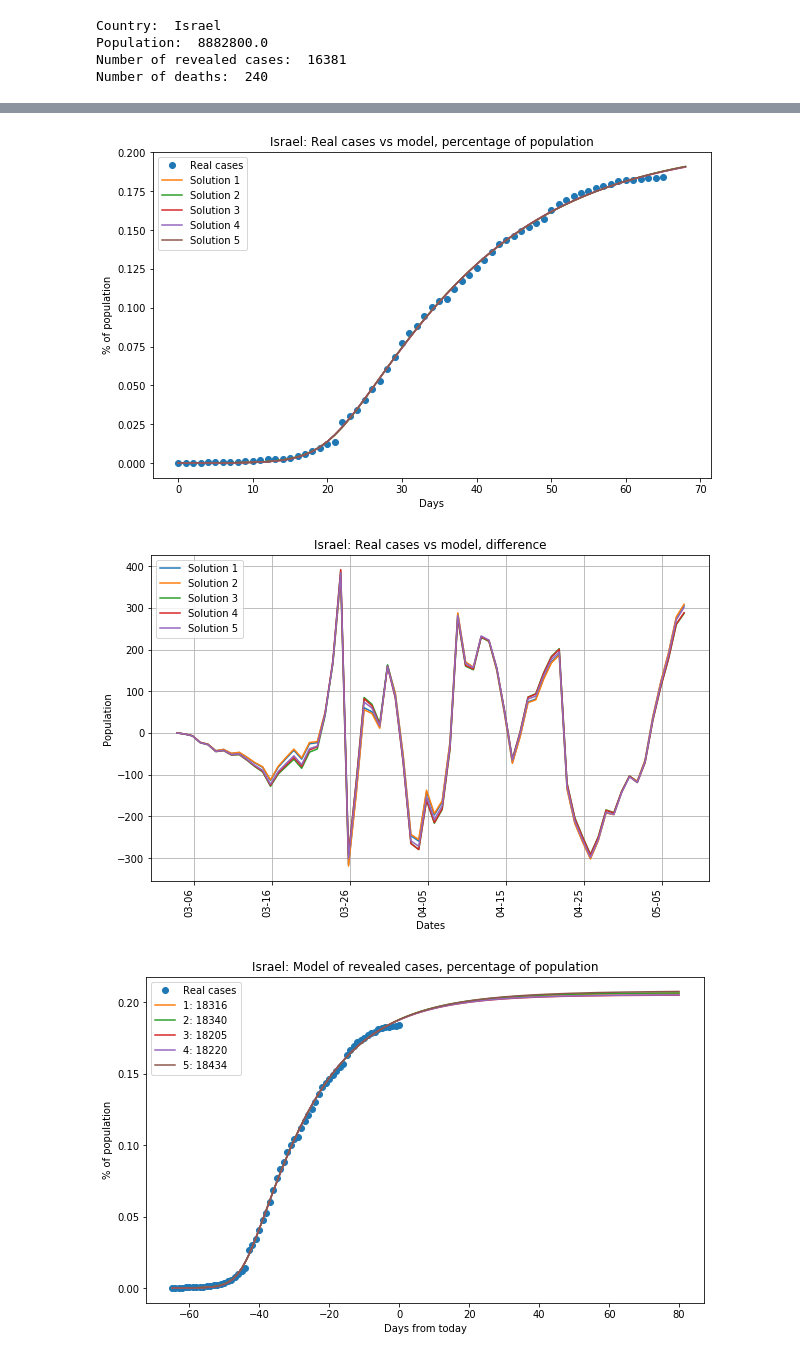
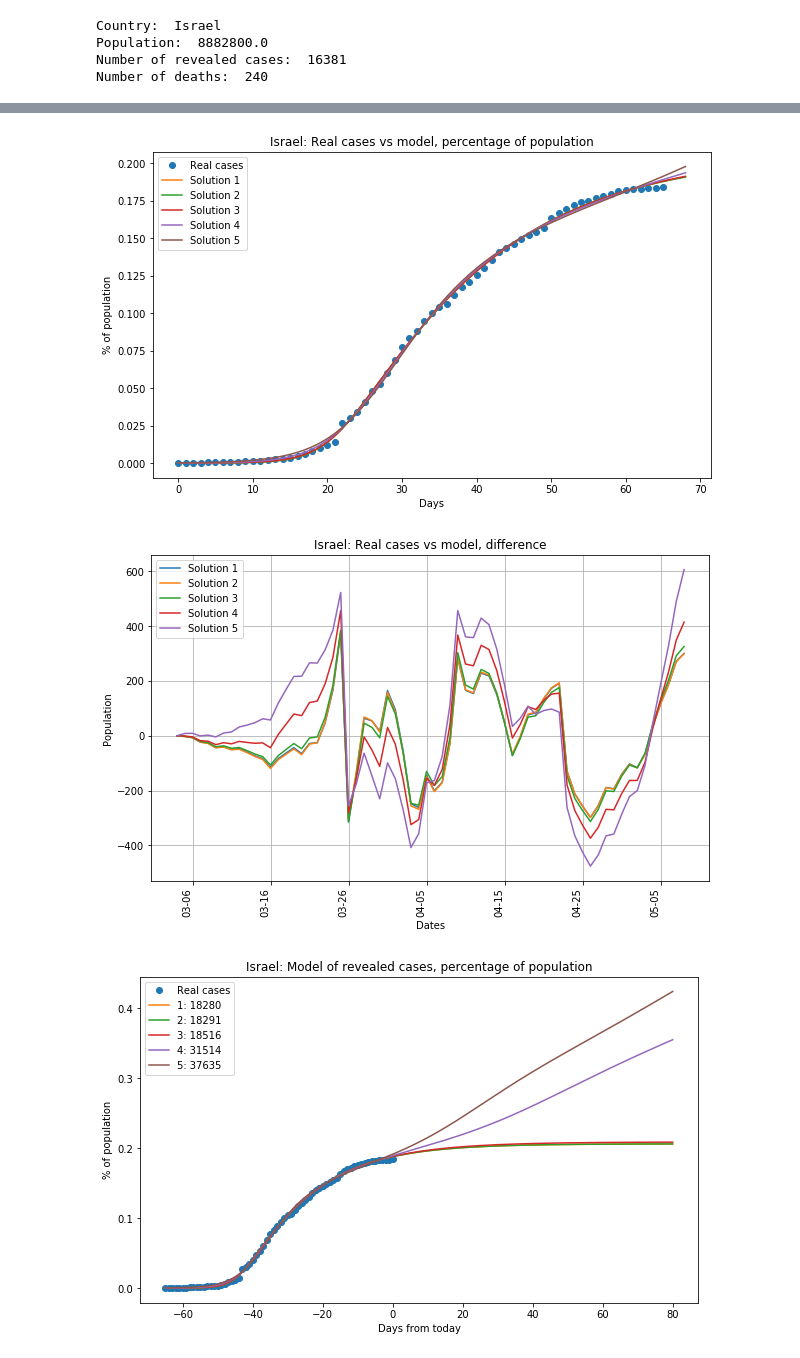
Before and after one commit to pakuula/COVID-19-BO-SIRX, a Jupyter notebook: SIRS-Israel.ipynb, the cells around one changed output, grey strips where cells are left out. Drawn from its saved outputs; the diff is of its cells as text; code cells hidden in the pictures.

```diff
--- a/SIRS-Israel.ipynb
+++ b/SIRS-Israel.ipynb
@@ -167,4 +347,4 @@ Progress: [####################] 100.0% 154.9450729261247
 # %%
-test_sir_sco = corona.CovidModel(country, country2, model='sir_sco')
-test_sir_sco.run(300)
+test_sir_sco_kc = corona.CovidModel(country, model='sir_sco_kc')
+test_sir_sco_kc.run(300)
 # %% [output]
@@ -183,3 +363,3 @@ Progress: [####################] 100.0% 155.51361340959667
-[figure, old version]
+[figure, new version]
-[figure, old version]
+[figure, new version]
-[figure, old version]
+[figure, new version]
```
Also changed, not shown: parts of 36 cells of this notebook, 28 other files.
